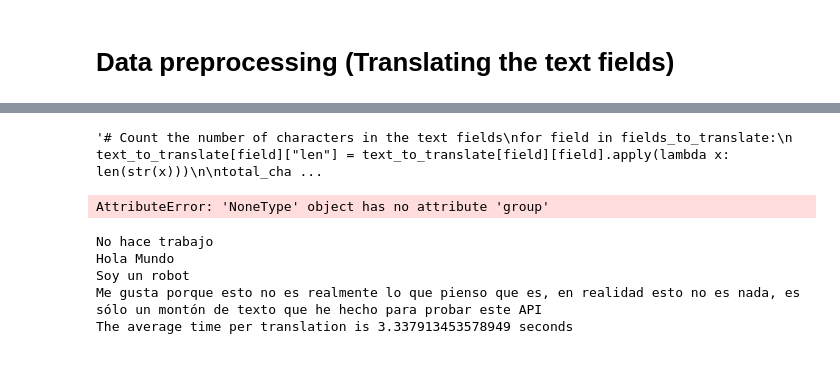
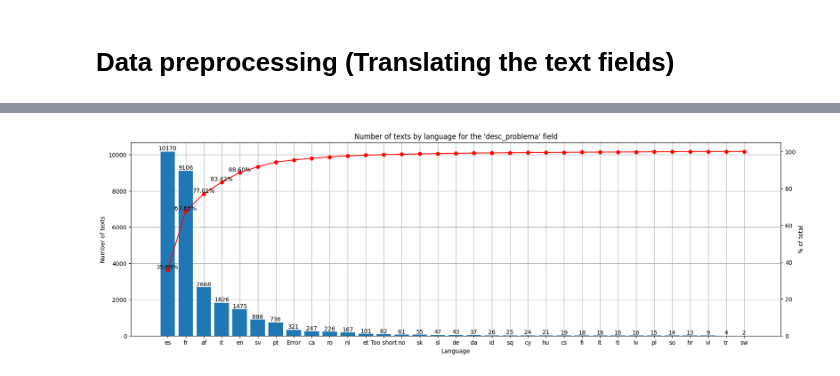
Before and after one commit to voliveira-airzonecontrol/myzone, a Jupyter notebook: EDA/MyZone.ipynb, the cells around one changed output, grey strips where cells are left out. Drawn from its saved outputs; the diff is of its cells as text; code cells hidden in the pictures.

```diff
--- a/EDA/MyZone.ipynb
+++ b/EDA/MyZone.ipynb
@@ -185,51 +179,0 @@ text_to_translate
-# %%
-"""# Count the number of characters in the text fields
-for field in fields_to_translate:
-    text_to_translate[field]["len"] = text_to_translate[field][field].apply(lambda x: len(str(x)))
-
-total_characters = sum([text_to_translate[field]["len"].sum() for field in fields_to_translate])
-print(f"Total number of characters: {total_characters}")"""
-# %% [output]
-'# Count the number of characters in the text fields\nfor field in fields_to_translate:\n    text_to_translate[field]["len"] = text_to_translate[field][field].apply(lambda x: len(str(x)))\n\ntotal_cha ...
-# %%
-# Translate the text fields
-translator = Translator(to_lang='spanish')
-for field in fields_to_translate:
-    text_to_translate[field]["translated"] = text_to_translate[field][field].apply(lambda x: translator.translate(x, src='es', dest='en').text)
-# %% [output]
-AttributeError: 'NoneType' object has no attribute 'group'
-# %%
-from multilingual_translation import text_to_text_generation
-to_translate = ["DOES NOT WORK","HELLO WORLD","I AM A ROBOT","I like that because this is not actually what I think it is, in fact this is nothing, it's just a bunch of text I just made up to test this api"]
-start_time = time.time()
-for word in to_translate:
-    translation = text_to_text_generation(
-        prompt = word,
-        model_id = "facebook/m2m100_418M",
-        device = "cpu",
-        target_lang = "es"
-    )
-    print(translation)
-total_time = time.time() - start_time
-
-print(f"The average time per translation is {total_time / len(to_translate)} seconds")
-# %% [output]
-No hace trabajo
-Hola Mundo
-Soy un robot
-Me gusta porque esto no es realmente lo que pienso que es, en realidad esto no es nada, es sólo un montón de texto que he hecho para probar este API
-The average time per translation is 3.337913453578949 seconds
-# %%
-# Use multilingual translation to translate the text fields
-from multilingual_translation import text_to_text_generation
-
-start_time = time.time()
-text_to_translate[field]["translated"] = text_to_translate[field][field].apply(lambda x: text_to_text_generation(
-    prompt = x,
-    model_id = "facebook/m2m100_418M",
-    device = "cpu",
-    target_lang = "es"
-))
-total_time = time.time() - start_time
-
-print(f"The average time per translation is {total_time / len(text_to_translate[field]["translated"])} seconds")
@@ -258,0 +180,20 @@ def translate_in_batches(df, batch_size=10):
+# %%
+# Plot the number of texts by language
+lang = text_to_translate["desc_problema"]["desc_problema_lg"].value_counts()
+plt.figure(figsize=(20, 6))
+plt.bar(lang.index, lang.values, zorder=2)
+for i in range(len(lang)):
+    plt.text(lang.index[i], lang.values[i], lang.values[i], ha='center', va='bottom', zorder=3)
+plt.ylabel("Number of texts")
+plt.xlabel("Language")
+plt.title("Number of texts by language for the 'desc_problema' field")
+plt.grid(zorder=0)
+plt.twinx()
+plt.plot(lang.index, lang.cumsum() / lang.sum() * 100, color='red', marker='o', zorder=3)
+for i in range(5):
+    plt.text(lang.index[i], lang.cumsum().iloc[i] / lang.sum() * 100, f"{lang.cumsum().iloc[i] / lang.sum() * 100:.2f}%", ha='center', va='bottom', zorder=3)
+plt.ylabel("% of total")
+plt.ylim(0, 105)
+plt.show()
+# %% [output]
+[figure, added]
```
Also changed, not shown: parts of 10 cells of this notebook, 3 other files.
